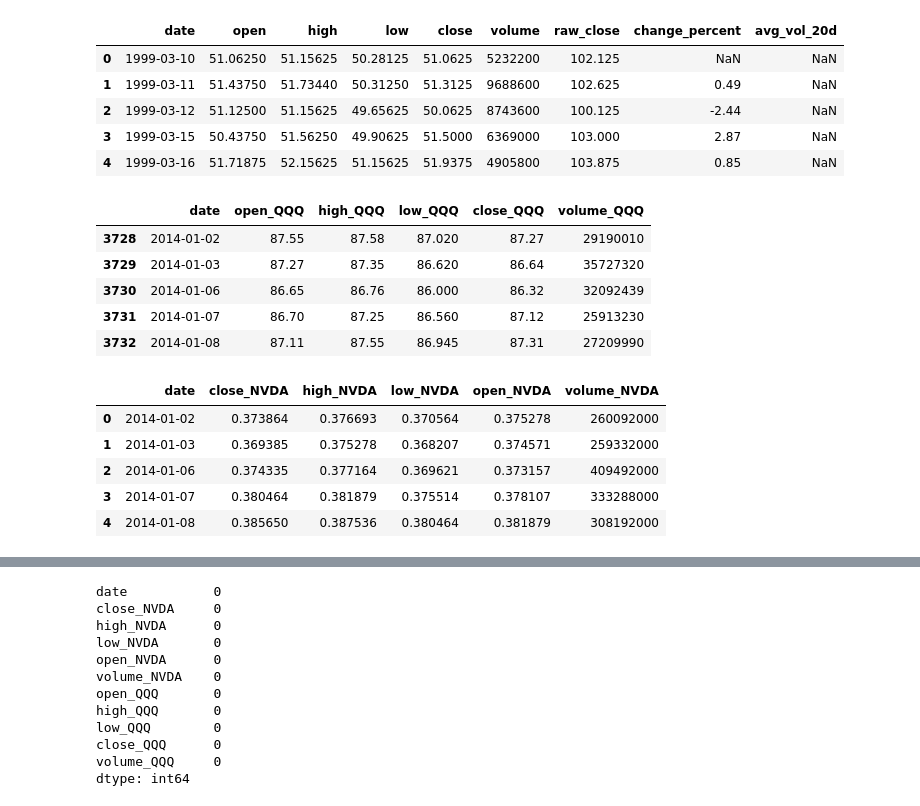
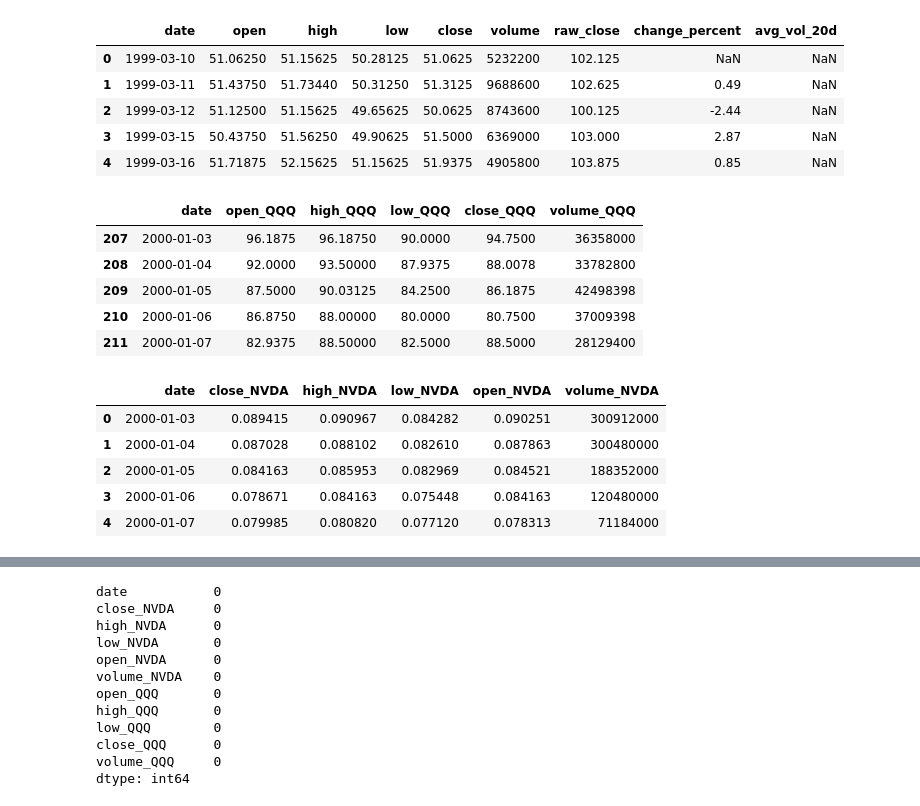
Before and after one commit to matisse-ops/nvda-nq-correlation-study, a Jupyter notebook: NQ_QQQ_EDA.ipynb, the cells around one changed output, grey strips where cells are left out. Drawn from its saved outputs; the diff is of its cells as text; code cells hidden in the pictures.

```diff
--- a/NQ_QQQ_EDA.ipynb
+++ b/NQ_QQQ_EDA.ipynb
@@ -5,7 +5,7 @@ import seaborn as sns
 import yfinance as yf
 # %%
 #import NVDA ticker data
-nvda_data = yf.download("NVDA", start="2014-01-01", auto_adjust=True)
+nvda_data = yf.download("NVDA", start="2000-01-01", auto_adjust=True, multi_level_index=False)
 nvda_data.head()
 # %% [output]
 [*********************100%***********************]  1 of 1 completed
@@ -54,40 +53,40 @@ nvda_data = nvda_data.rename(columns={
     "High": "high_NVDA",
     "Low": "low_NVDA",
     "Open": "open_NVDA",
     "Volume": "volume_NVDA"
     })
 
 #Rename QQQ price columns
 
 QQQ_data = QQQ_data.rename(columns={
     "date": "date",
     "close": "close_QQQ",
     "high": "high_QQQ",
     "low": "low_QQQ",
     "open": "open_QQQ",
     "volume": "volume_QQQ"
     })
 
 #Enforce dateTime object casting
 nvda_data['date'] = pd.to_datetime(nvda_data['date'])
 QQQ_data['date'] = pd.to_datetime(QQQ_data['date'])
 
-#Filter QQQ data to start from 2014
+#Filter QQQ data to start from 2000
 
-QQQ_data = QQQ_data[QQQ_data['date'] >= '2014-01-01']
+QQQ_data = QQQ_data[QQQ_data['date'] >= '2000-01-01']
 
 #Drop redundant columns
 
 QQQ_data = QQQ_data.drop(["raw_close", "change_percent", "avg_vol_20d"], axis = 1, errors = 'ignore')
 
 QQQ_data.head()
 # %% [output]
 |  | date | open_QQQ | high_QQQ | low_QQQ | close_QQQ | volume_QQQ |
-| 3728 | 2014-01-02 | 87.55 | 87.58 | 87.020 | 87.27 | 29190010 |
-| 3729 | 2014-01-03 | 87.27 | 87.35 | 86.620 | 86.64 | 35727320 |
-| 3730 | 2014-01-06 | 86.65 | 86.76 | 86.000 | 86.32 | 32092439 |
-| 3731 | 2014-01-07 | 86.70 | 87.25 | 86.560 | 87.12 | 25913230 |
-| 3732 | 2014-01-08 | 87.11 | 87.55 | 86.945 | 87.31 | 27209990 |
+| 207 | 2000-01-03 | 96.1875 | 96.18750 | 90.0000 | 94.7500 | 36358000 |
+| 208 | 2000-01-04 | 92.0000 | 93.50000 | 87.9375 | 88.0078 | 33782800 |
+| 209 | 2000-01-05 | 87.5000 | 90.03125 | 84.2500 | 86.1875 | 42498398 |
+| 210 | 2000-01-06 | 86.8750 | 88.00000 | 80.0000 | 80.7500 | 37009398 |
+| 211 | 2000-01-07 | 82.9375 | 88.50000 | 82.5000 | 88.5000 | 28129400 |
 # %%
 #Remove ghost header
 
@@ -95,11 +94,11 @@ nvda_data.columns.name = None
 nvda_data.head()
 # %% [output]
 |  | date | close_NVDA | high_NVDA | low_NVDA | open_NVDA | volume_NVDA |
-| 0 | 2014-01-02 | 0.373864 | 0.376693 | 0.370564 | 0.375278 | 260092000 |
-| 1 | 2014-01-03 | 0.369385 | 0.375278 | 0.368207 | 0.374571 | 259332000 |
-| 2 | 2014-01-06 | 0.374335 | 0.377164 | 0.369621 | 0.373157 | 409492000 |
-| 3 | 2014-01-07 | 0.380464 | 0.381879 | 0.375514 | 0.378107 | 333288000 |
-| 4 | 2014-01-08 | 0.385650 | 0.387536 | 0.380464 | 0.381879 | 308192000 |
+| 0 | 2000-01-03 | 0.089415 | 0.090967 | 0.084282 | 0.090251 | 300912000 |
+| 1 | 2000-01-04 | 0.087028 | 0.088102 | 0.082610 | 0.087863 | 300480000 |
+| 2 | 2000-01-05 | 0.084163 | 0.085953 | 0.082969 | 0.084521 | 188352000 |
+| 3 | 2000-01-06 | 0.078671 | 0.084163 | 0.075448 | 0.084163 | 120480000 |
+| 4 | 2000-01-07 | 0.079985 | 0.080820 | 0.077120 | 0.078313 | 71184000 |
 # %%
 #Table merging
 
```
Also changed, not shown: parts of 9 cells of this notebook.
